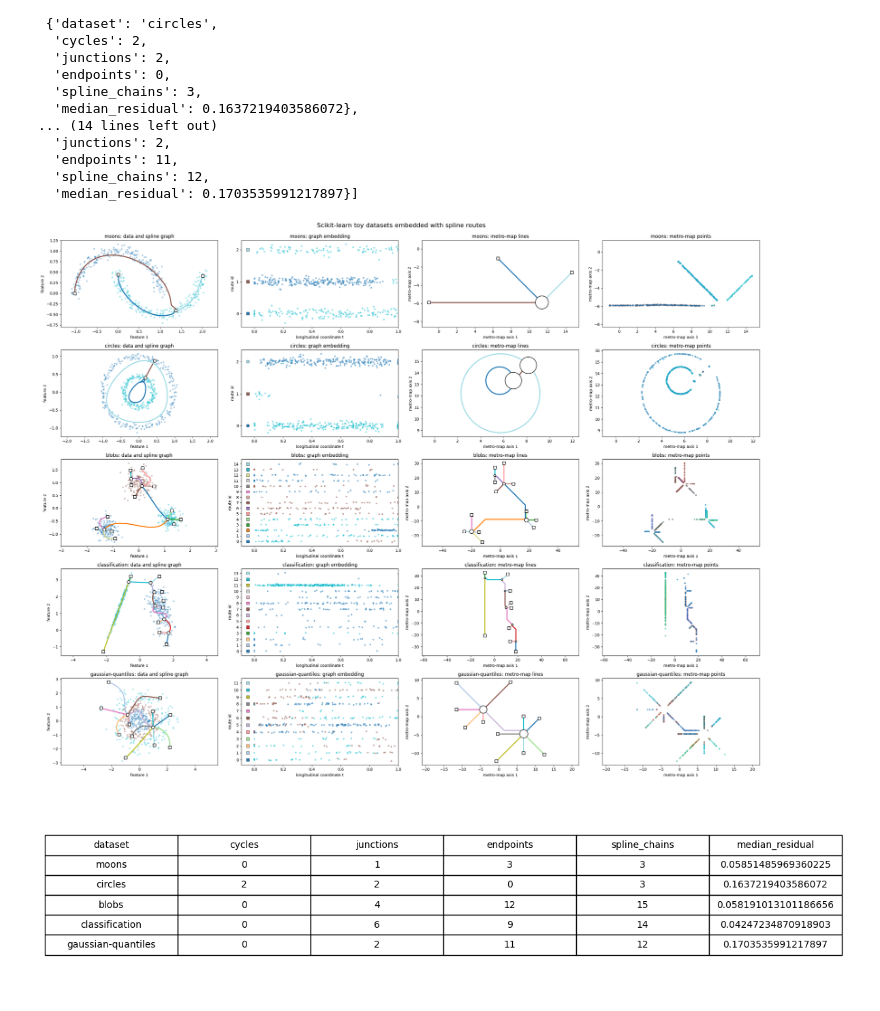
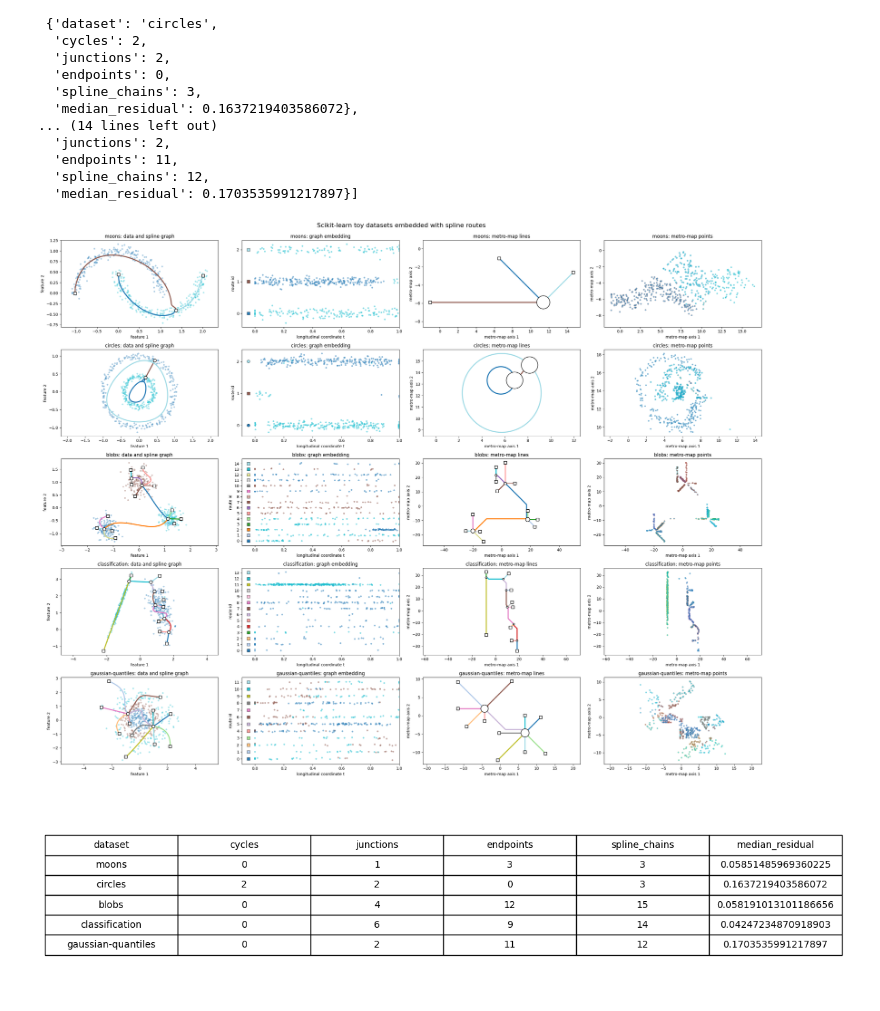
Before and after one commit to fabriziocosta/TopologicalGraphEmbedding, a Jupyter notebook: notebooks/visualize_sklearn_toy_datasets.ipynb, the cells around one changed output. Drawn from its saved outputs; the diff is of its cells as text; code cells hidden in the pictures.

```diff
--- a/notebooks/visualize_sklearn_toy_datasets.ipynb
+++ b/notebooks/visualize_sklearn_toy_datasets.ipynb
@@ -104,27 +104,28 @@ summary
 # %%
 fig, axes = plt.subplots(len(toy_datasets), 4, figsize=(26, 4 * len(toy_datasets)))
 if len(toy_datasets) == 1:
     axes = axes[None, :]
 
 for row, (name, (X, labels)) in enumerate(toy_datasets.items()):
     model = models[name]
     result = embeddings[name]
     plot_embedding_row(
         axes[row], X, labels, model, result,
         projected_title=f'{name}: data and spline graph',
         graph_title=f'{name}: graph embedding',
         metro_lines_title=f'{name}: metro-map lines',
         metro_points_title=f'{name}: metro-map points',
         jitter_seed=row,
+        metro_residual_width=0.64,
     )
 
 fig.suptitle('Scikit-learn toy datasets embedded with spline routes', fontsize=16, y=0.995)
 fig.tight_layout()
 figure_dir = project_root / 'notebooks' / 'figures'
 figure_dir.mkdir(parents=True, exist_ok=True)
 fig.savefig(figure_dir / 'sklearn_toy_datasets.png', dpi=160, bbox_inches='tight')
 plt.show()
 # %% [output]
-[figure, old version]
+[figure, new version]
 # %%
 columns = ['dataset', 'cycles', 'junctions', 'endpoints', 'spline_chains', 'median_residual']
```
Also changed, not shown: 8 other files.
